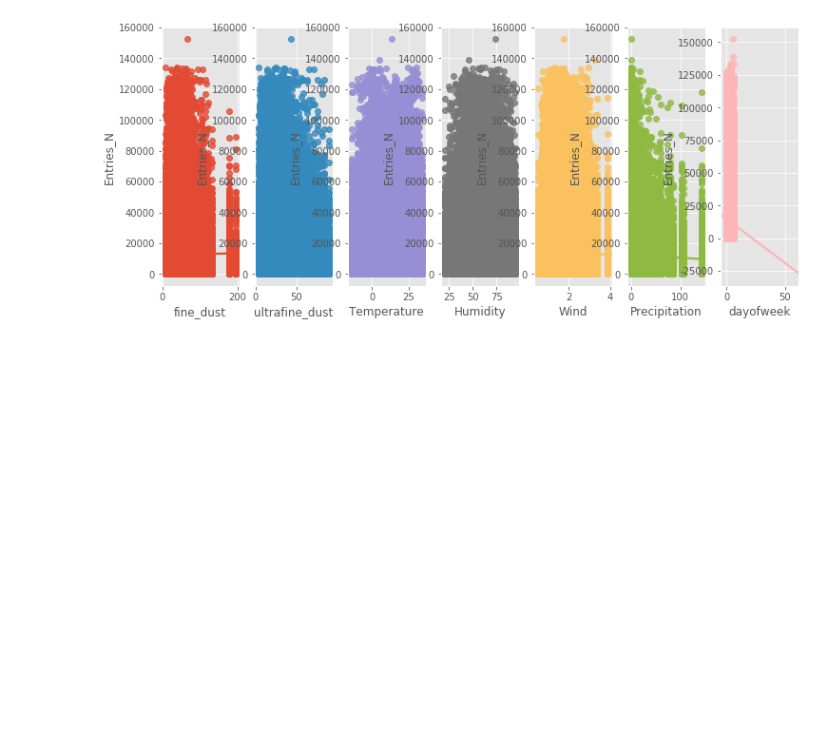
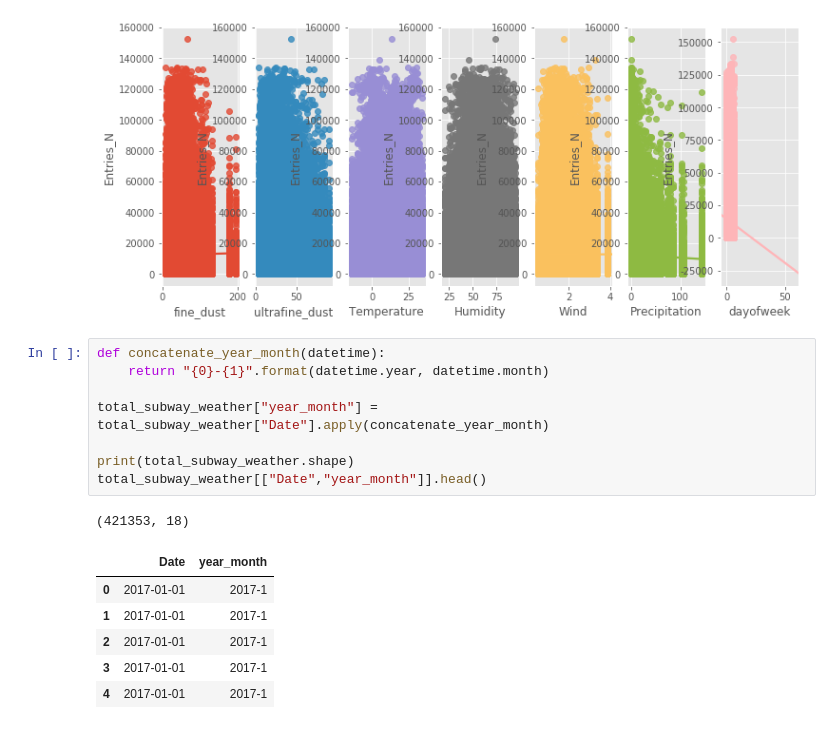
Before and after one commit to MinHyuckChoi/Subway-Project, a Jupyter notebook: Subway_Project.ipynb, the cells around one changed output. Saved outputs shown, nothing was run; the diff lists cells and outputs as text; blank space fills up the shorter version.

```diff
--- a/Subway_Project.ipynb
+++ b/Subway_Project.ipynb
@@ -364,3 +364,19 @@ sns.regplot(x="dayofweek",y="Entries_N", data=total_subway_weather,ax=ax7)
 # %% [output]
 <matplotlib.axes._subplots.AxesSubplot at 0x...>
 [figure]
+# %%
+def concatenate_year_month(datetime):
+    return "{0}-{1}".format(datetime.year, datetime.month)
+
+total_subway_weather["year_month"] = total_subway_weather["Date"].apply(concatenate_year_month)
+
+print(total_subway_weather.shape)
+total_subway_weather[["Date","year_month"]].head()
+# %% [output]
+(421353, 18)
+|  | Date | year_month |
+| 0 | 2017-01-01 | 2017-1 |
+| 1 | 2017-01-01 | 2017-1 |
+| 2 | 2017-01-01 | 2017-1 |
+| 3 | 2017-01-01 | 2017-1 |
+| 4 | 2017-01-01 | 2017-1 |
```
Also changed, not shown: parts of 5 cells of this notebook.
